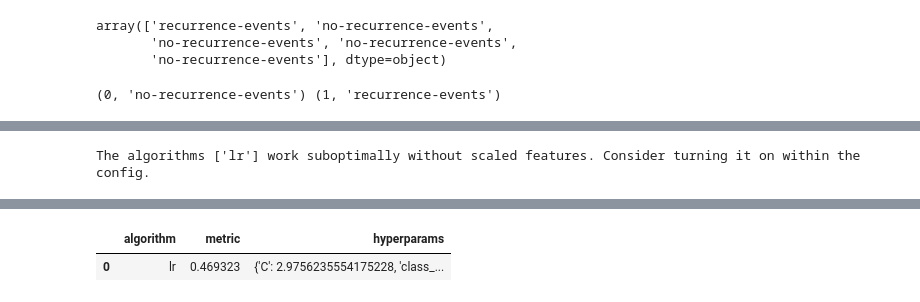
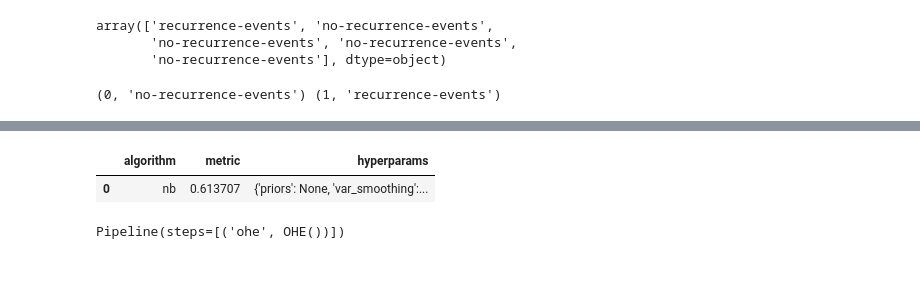
Before and after one commit to George713/pytelligence, a Jupyter notebook: main.ipynb, the cells around one changed output, grey strips where cells are left out. Drawn from its saved outputs; the diff is of its cells as text; code cells hidden in the pictures; blank space fills up the shorter version.

```diff
--- a/main.ipynb
+++ b/main.ipynb
@@ -111,7 +124,7 @@ compare_df_tune, model_list = (
                setup=setup,
                include=["lr", "nb"],
                optimize="f1",
-               n_trials=50,
+               n_trials=5,
                return_models=True,
         )
 )
@@ -145,7 +159,7 @@ best_feature_list = pc.modelling.reduce_feature_space(
     algorithm= "nb",
     metric="f1",
     reference_metric=compare_df_tune.iloc[0]["metric"],
-    acceptable_loss=0.5,
+    acceptable_loss=0.95,
     hyperparams=compare_df_tune.iloc[0]["hyperparams"]
 )
 # %% [output]
@@ -154,7 +184,7 @@ GaussianNB(var_smoothing=7.5566077239176915e-06)
 compare_df_final, model_list = (
         pc.modelling.tune_hyperparams(
                setup=setup,
-               include=["lr"],
+               include=["nb"],
                optimize="f1",
                n_trials=50,
                feature_list=best_feature_list,
@@ -167 +212,0 @@ compare_df_final
-The algorithms ['lr'] work suboptimally without scaled features. Consider turning it on within the config.
@@ -185,2 +213,6 @@ The algorithms ['lr'] work suboptimally without scaled features. Consider turnin
 |  | algorithm | metric | hyperparams |
-| 0 | lr | 0.469323 | {'C': 2.9756235554175228, 'class_... |
+| 0 | nb | 0.613707 | {'priors': None, 'var_smoothing':... |
+# %%
+setup.prep_pipe
+# %% [output]
+Pipeline(steps=[('ohe', OHE())])
```
Also changed, not shown: parts of 7 cells of this notebook, 7 other files.
